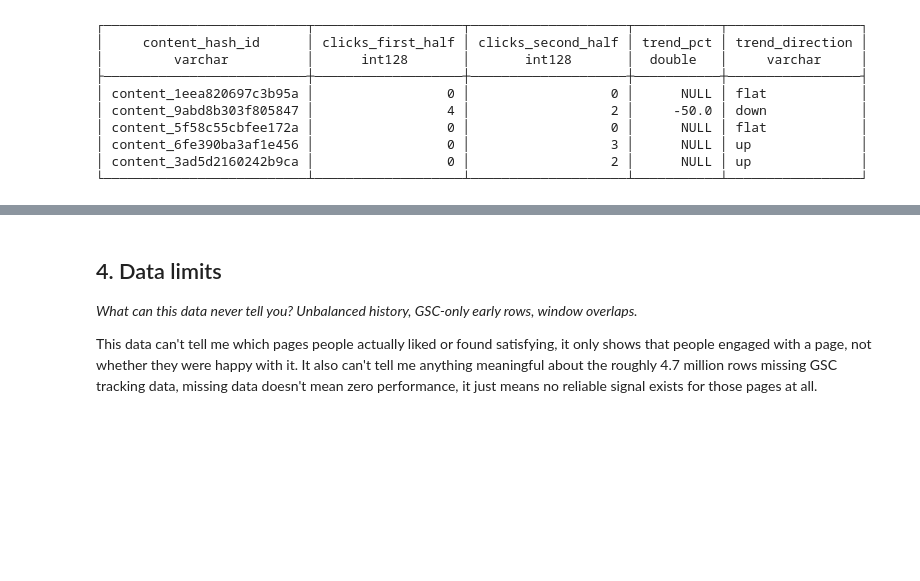
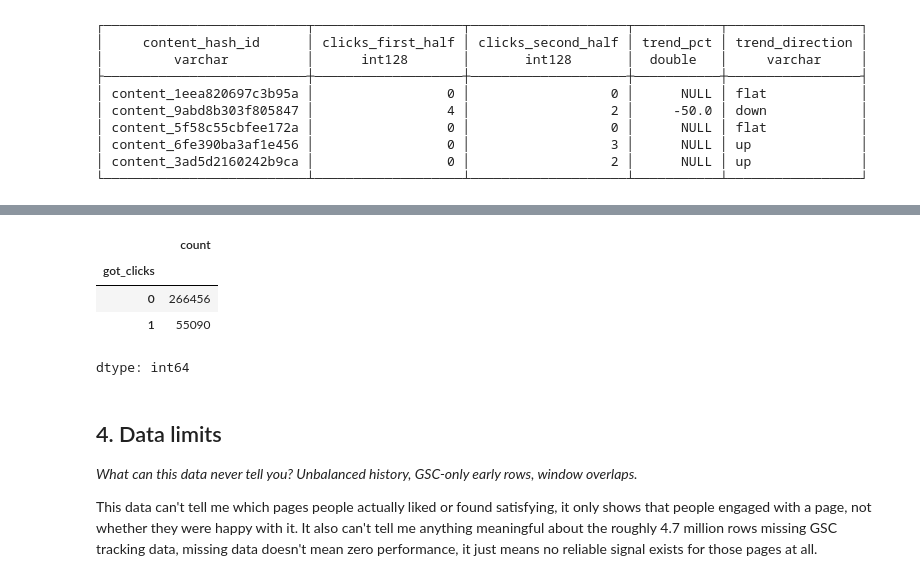
Before and after one commit to Haryomhidhe/Machine-learning-flyrank, a Jupyter notebook: work/notebooks/w03_data_contract.ipynb, the cells around one changed output, grey strips where cells are left out. Saved outputs shown, nothing was run; the diff lists cells and outputs as text; code cells hidden in the pictures; blank space fills up the shorter version.

```diff
--- a/work/notebooks/w03_data_contract.ipynb
+++ b/work/notebooks/w03_data_contract.ipynb
@@ -188,3 +208,11 @@ LIMIT 5
+# %%
+df['got_clicks'].value_counts()
+# %% [output]
+|  | count |
+| got_clicks |  |
+| 0 | 266456 |
+| 1 | 55090 |
+dtype: int64
 # %% [markdown]
 ## 4. Data limits
 
```
Also changed, not shown: parts of 2 cells of this notebook.
